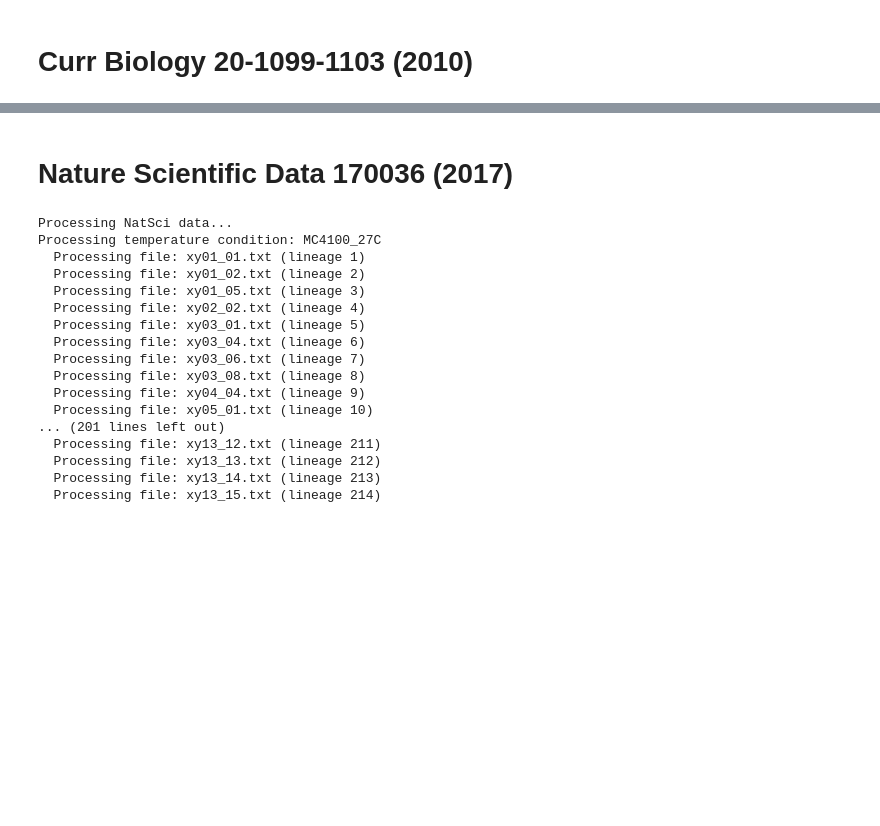
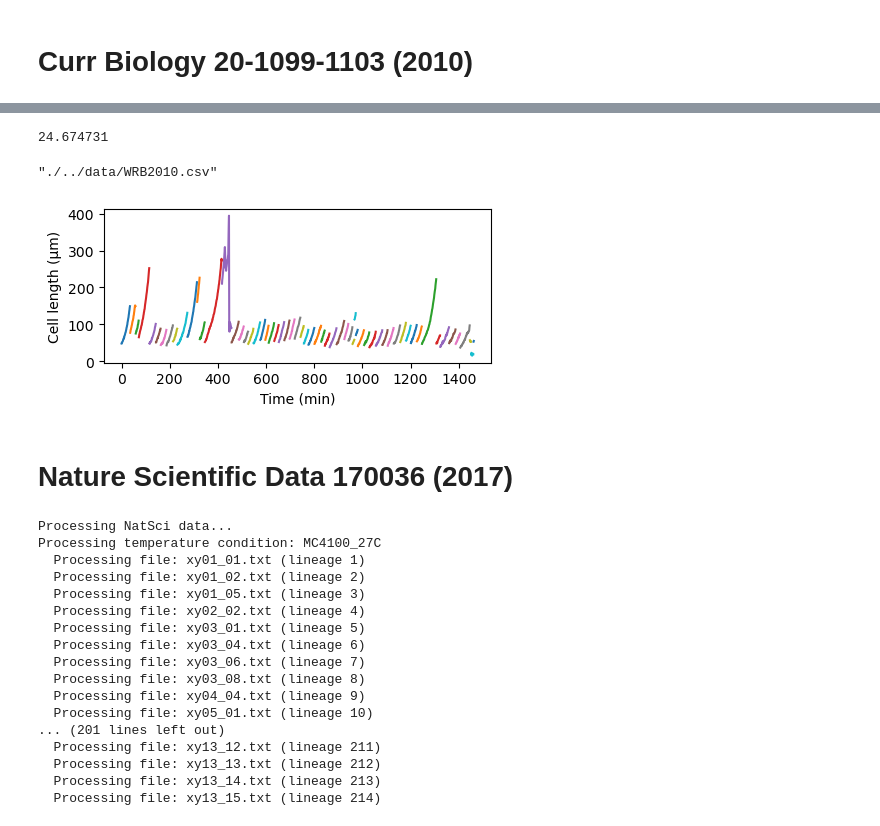
Before and after one commit to elevien/single-cell-size-data, a Jupyter notebook: processing/process_all_datasets.ipynb, the cells around one changed output, grey strips where cells are left out. Drawn from its saved outputs; the diff is of its cells as text; code cells hidden in the pictures; blank space fills up the shorter version.

Commit message:
move data, fix visualization, update data descriptions

```diff
--- a/processing/process_all_datasets.ipynb
+++ b/processing/process_all_datasets.ipynb
@@ -15,15 +68,26 @@ CSV.write(joinpath("./../data/CurrBiol-20-1099-1103_2010/","WRB2010.csv"),df_cb)
+# %%
+experiments = unique(df_cb.experiment)
+d3 = df_cb[(df_cb.experiment .== experiments[3]),:]
+
+Base.summarysize(d3)/1e6
+# %% [output]
+24.674731
+# %%
+CSV.write(joinpath("./../data/","WRB2010.csv"),d3)
+# %% [output]
+"./../data/WRB2010.csv"
 # %%
-experiments = unique(df_cb.experiment)
-d = df_cb[(df_cb.experiment .== experiments[3]) .& (df_cb.lineage .== 10),:]
-
-fig, ax= subplots(figsize=(10,3))
+d = d3[d3.lineage .== 1,:]
+fig, ax= subplots(figsize=(5,2))
 for cell in unique(d.cell)
     dcell = d[d.cell .== cell,:]
     ax.plot(dcell.time_units,dcell.size)
 end
 ax.set_xlabel("Time (min)")
 ax.set_ylabel("Cell length (μm)")
 fig
+# %% [output]
+[figure, added]
 # %% [markdown]
 # Nature Scientific Data 170036 (2017)
 # %%
```
Also changed, not shown: parts of 4 cells of this notebook, 6 other files.
